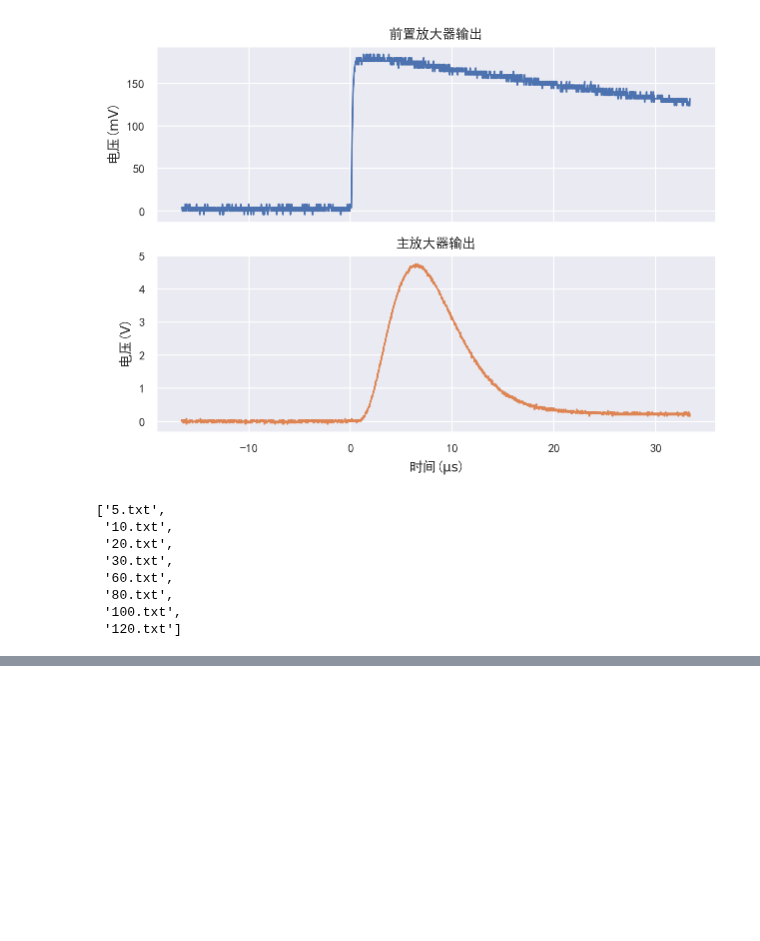
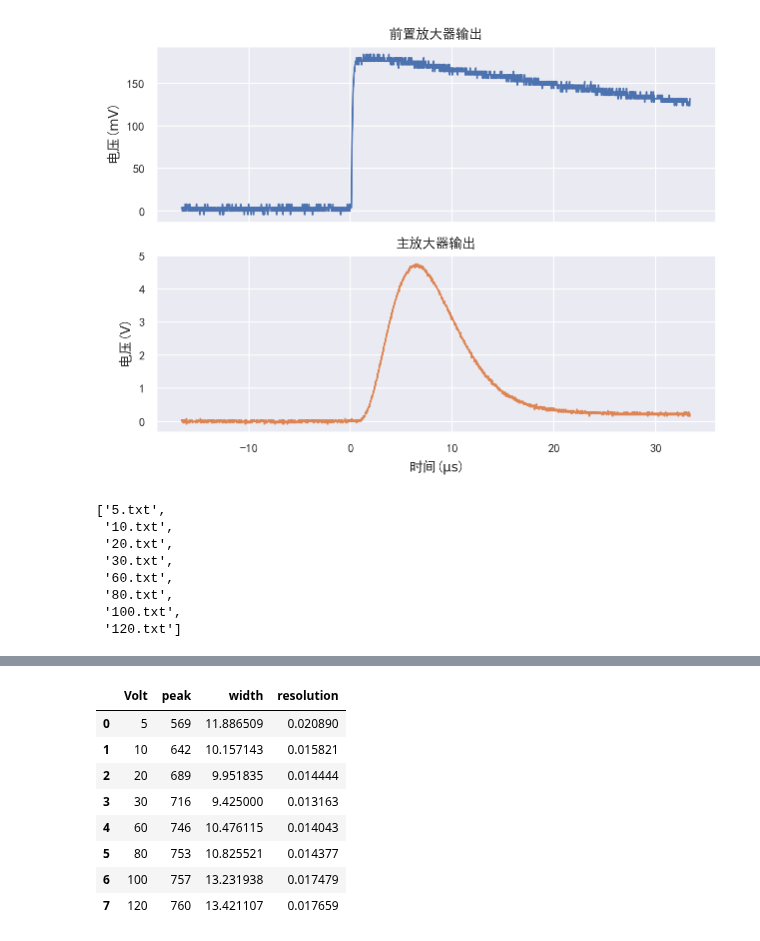
Before and after one commit to Xuanyiyiren/Fundamental-Laboratory-Experiment-in-Nuclear-Electronics-II, a Jupyter notebook: Experiment-4/data_ana.ipynb, the cells around one changed output, grey strips where cells are left out. Saved outputs shown, nothing was run; the diff lists cells and outputs as text; code cells hidden in the pictures; blank space fills up the shorter version.

```diff
--- a/Experiment-4/data_ana.ipynb
+++ b/Experiment-4/data_ana.ipynb
@@ -85,0 +111,17 @@ Name: 5, Length: 1024, dtype: int64
+# %%
+result1 = pd.DataFrame({'Volt':data1.columns.values,
+                        'peak':peaks,
+                        'width':widths})
+
+result1['resolution'] = result1['width']/result1['peak']
+result1
+# %% [output]
+|  | Volt | peak | width | resolution |
+| 0 | 5 | 569 | 11.886509 | 0.020890 |
+| 1 | 10 | 642 | 10.157143 | 0.015821 |
+| 2 | 20 | 689 | 9.951835 | 0.014444 |
+| 3 | 30 | 716 | 9.425000 | 0.013163 |
+| 4 | 60 | 746 | 10.476115 | 0.014043 |
+| 5 | 80 | 753 | 10.825521 | 0.014377 |
+| 6 | 100 | 757 | 13.231938 | 0.017479 |
+| 7 | 120 | 760 | 13.421107 | 0.017659 |
```
Also changed, not shown: parts of 5 cells of this notebook, 4 other files.
